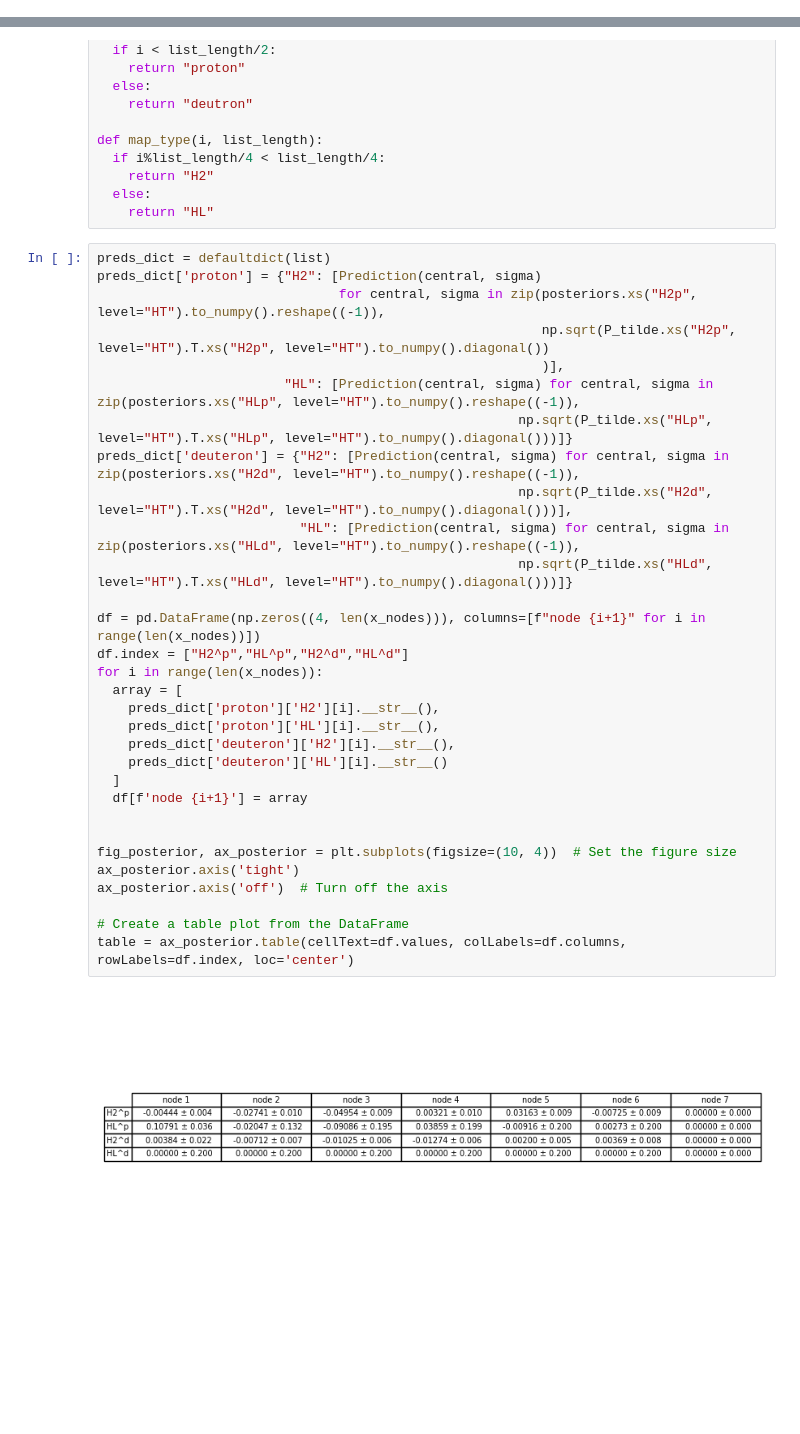
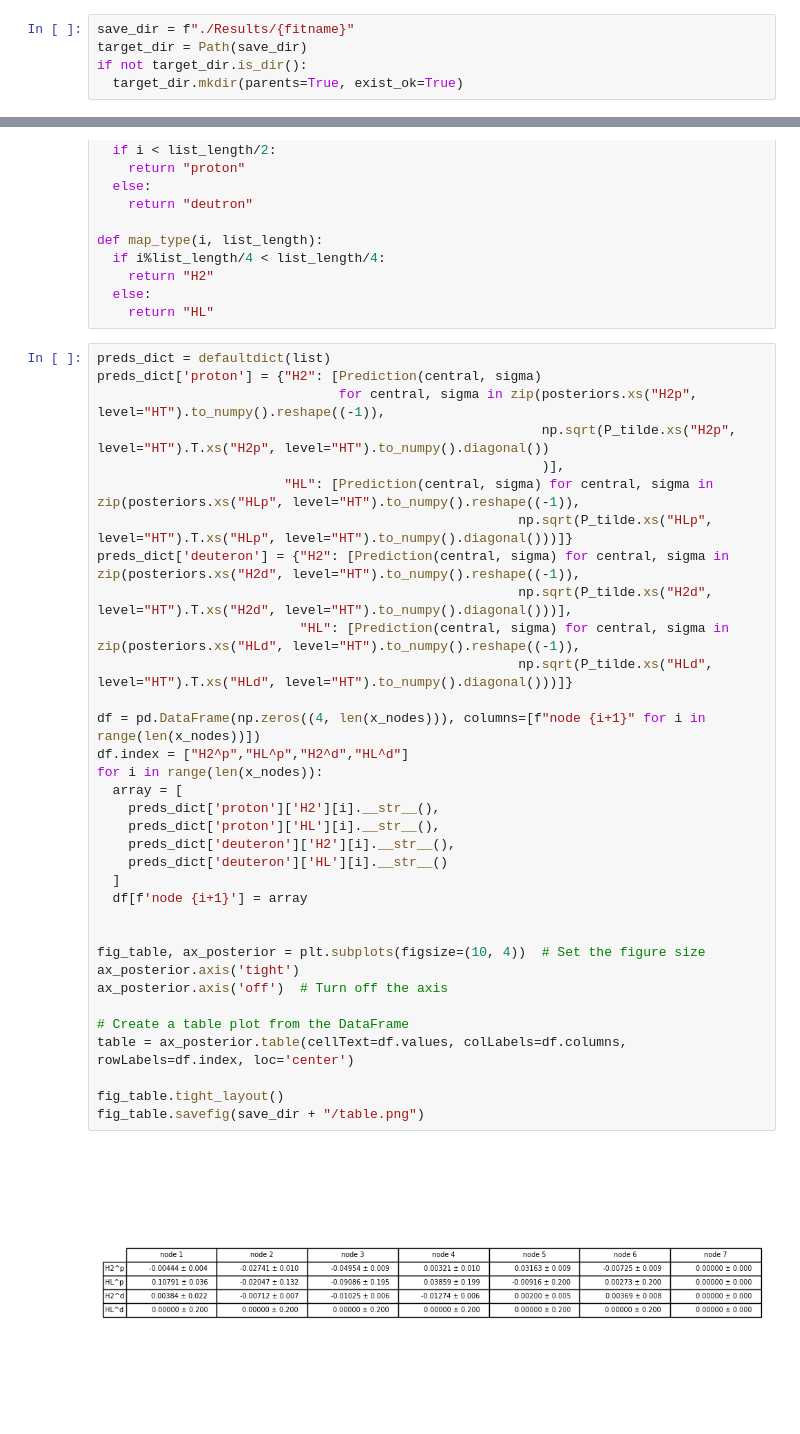
Before and after one commit to RoyStegeman/higher_twist, a Jupyter notebook: higher_twist/ht_tcm.ipynb, the cells around one changed output, grey strips where cells are left out. Saved outputs shown, nothing was run; the diff lists cells and outputs as text; blank space fills up the shorter version.

```diff
--- a/higher_twist/ht_tcm.ipynb
+++ b/higher_twist/ht_tcm.ipynb
@@ -14,6 +14,11 @@ from validphys.convolution import central_fk_predictions
 # %%
 fitname = "240927_test_new_ht_covmat"
 thcovmat_dict = API.fit(fit=fitname).as_input()["theorycovmatconfig"]
+# %%
+save_dir = f"./Results/{fitname}"
+target_dir = Path(save_dir)
+if not target_dir.is_dir():
+  target_dir.mkdir(parents=True, exist_ok=True)
 # %%
 H2_coeff_list = thcovmat_dict["H2_list"]
 HL_coeff_list = thcovmat_dict["HL_list"]
@@ -567,32 +577,35 @@ def map_type(i, list_length):
 preds_dict = defaultdict(list)
 preds_dict['proton'] = {"H2": [Prediction(central, sigma)
                                for central, sigma in zip(posteriors.xs("H2p", level="HT").to_numpy().reshape((-1)),
                                                          np.sqrt(P_tilde.xs("H2p", level="HT").T.xs("H2p", level="HT").to_numpy().diagonal())
                                                          )],
                         "HL": [Prediction(central, sigma) for central, sigma in zip(posteriors.xs("HLp", level="HT").to_numpy().reshape((-1)),
                                                       np.sqrt(P_tilde.xs("HLp", level="HT").T.xs("HLp", level="HT").to_numpy().diagonal()))]}
 preds_dict['deuteron'] = {"H2": [Prediction(central, sigma) for central, sigma in zip(posteriors.xs("H2d", level="HT").to_numpy().reshape((-1)),
                                                       np.sqrt(P_tilde.xs("H2d", level="HT").T.xs("H2d", level="HT").to_numpy().diagonal()))],
                           "HL": [Prediction(central, sigma) for central, sigma in zip(posteriors.xs("HLd", level="HT").to_numpy().reshape((-1)),
                                                       np.sqrt(P_tilde.xs("HLd", level="HT").T.xs("HLd", level="HT").to_numpy().diagonal()))]}
 
 df = pd.DataFrame(np.zeros((4, len(x_nodes))), columns=[f"node {i+1}" for i in range(len(x_nodes))])
 df.index = ["H2^p","HL^p","H2^d","HL^d"]
 for i in range(len(x_nodes)):
   array = [
     preds_dict['proton']['H2'][i].__str__(),
     preds_dict['proton']['HL'][i].__str__(),
     preds_dict['deuteron']['H2'][i].__str__(),
     preds_dict['deuteron']['HL'][i].__str__()
   ]
   df[f'node {i+1}'] = array
 
 
-fig_posterior, ax_posterior = plt.subplots(figsize=(10, 4))  # Set the figure size
+fig_table, ax_posterior = plt.subplots(figsize=(10, 4))  # Set the figure size
 ax_posterior.axis('tight')
 ax_posterior.axis('off')  # Turn off the axis
 
 # Create a table plot from the DataFrame
 table = ax_posterior.table(cellText=df.values, colLabels=df.columns, rowLabels=df.index, loc='center')
+
+fig_table.tight_layout()
+fig_table.savefig(save_dir + "/table.png")
 # %% [output]
-[figure, old version]
+[figure, new version]
```
Also changed, not shown: parts of 4 cells of this notebook, 1 other file.
